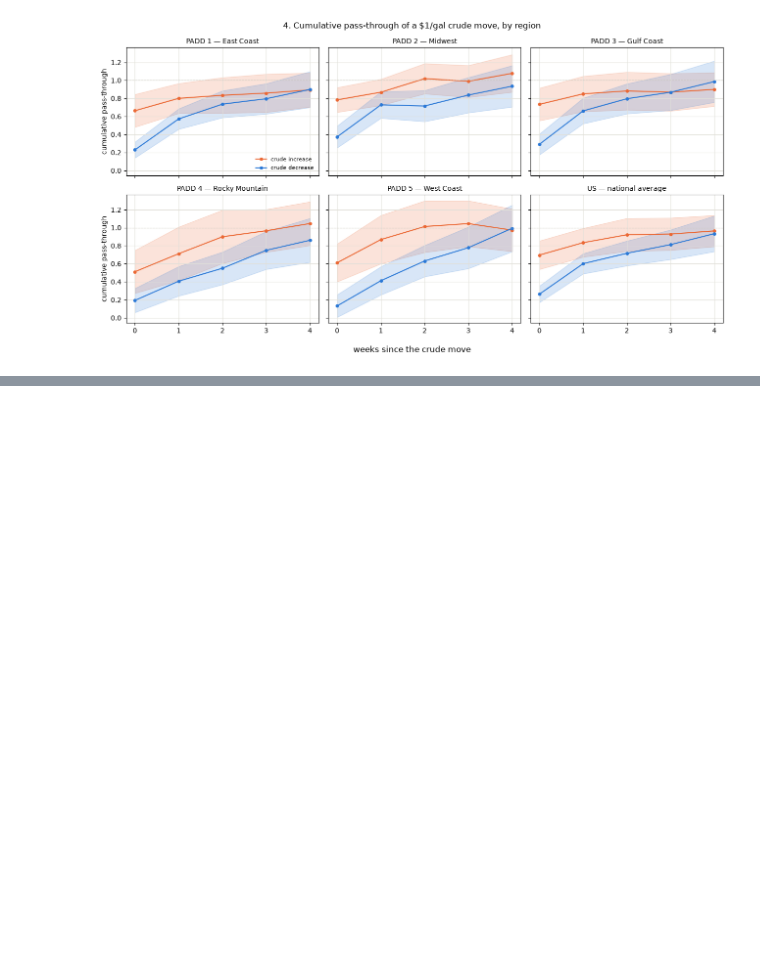
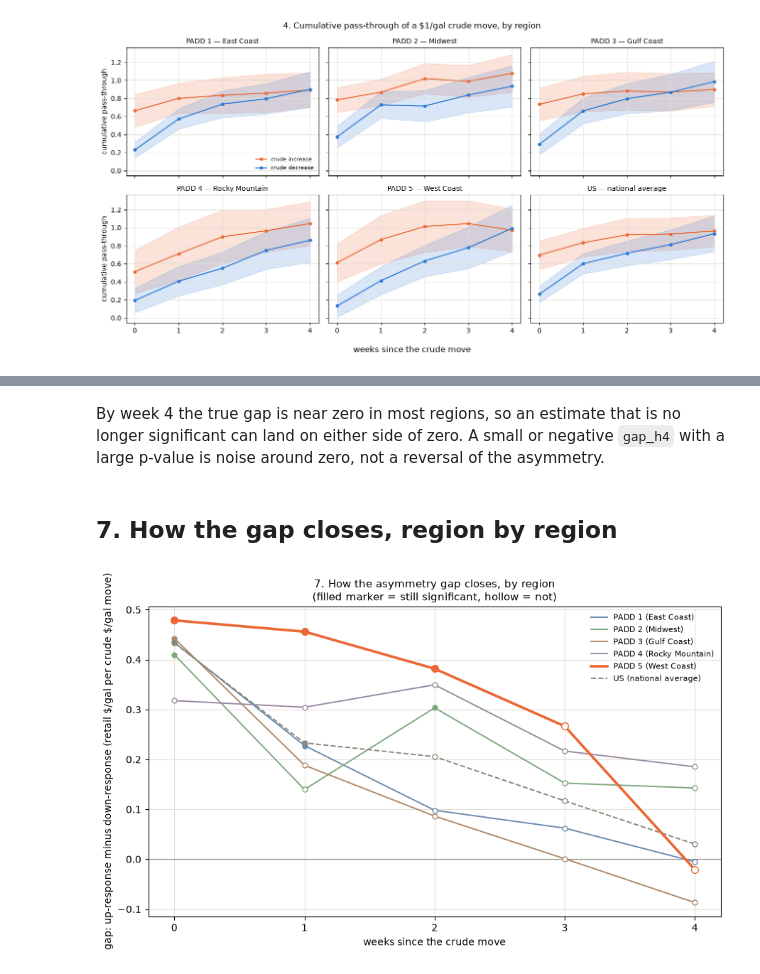
Before and after one commit to ElKuksi/gasoline-rockets-and-feathers, a Jupyter notebook: notebooks/08_regional.ipynb, the cells around one changed output, grey strips where cells are left out. Cells and saved outputs as stored; diff of their text form; code cells hidden in the pictures; blank space fills up the shorter version.

Commit message:
Compare response timing across regions

```diff
--- a/notebooks/08_regional.ipynb
+++ b/notebooks/08_regional.ipynb
@@ -301,0 +312,17 @@ week 4.
+# %%
+horizon_rows = []
+for region, _, label in REGIONS:
+    res = fits[region]["res"]
+    row = {"region": region, "area": label}
+    for h in range(K + 1):
+        t = test_asymmetry(res, K=K, horizon=h)
+        row[f"gap_h{h}"] = t["estimate"]
+        row[f"p_h{h}"] = t["p_value"]
+    horizon_rows.append(row)
+
+horizon_table = pd.DataFrame(horizon_rows)
+
+out = horizon_table.round(4)
+for h in range(K + 1):
+    out[f"p_h{h}"] = horizon_table[f"p_h{h}"].apply(lambda p: "<0.0001" if p < 0.0001 else f"{p:.4f}")
+out
@@ -301,0 +337,61 @@ week 4.
+# %% [markdown]
+By week 4 the true gap is near zero in most regions, so an estimate that is no longer
+significant can land on either side of zero. A small or negative `gap_h4` with a large p-value is
+noise around zero, not a reversal of the asymmetry.
+# %% [markdown]
+## 7. How the gap closes, region by region
+# %%
+fig, ax = plt.subplots(figsize=(9, 5.5))
+
+horizons = list(range(K + 1))
+
+# Each region gets its own hue so a single line can be traced, but only PADD 5 is drawn at full
+# saturation and weight. It is the one region this section finds anything about. The others sit
+# in a muted family: distinguishable from each other, visibly secondary to PADD 5.
+REGION_STYLE = {
+    "PADD 1": ("#6b8cae", False),
+    "PADD 2": ("#7fa87f", False),
+    "PADD 3": ("#b08968", False),
+    "PADD 4": ("#9b8aa0", False),
+    "PADD 5": ("#eb6834", True),
+    "US": ("#8a887c", False),
+}
+
+indexed = horizon_table.set_index("region")
+
+for region, _, label in REGIONS:
+    color, is_finding = REGION_STYLE[region]
+    row = indexed.loc[region]
+    ys = [row[f"gap_h{h}"] for h in horizons]
+    ps = [row[f"p_h{h}"] for h in horizons]
+
+    ax.plot(
+        horizons, ys, color=color,
+        linewidth=2.6 if is_finding else 1.4,
+        linestyle="--" if region == "US" else "-",
+        label=f"{region} ({label})",
+        zorder=3 if is_finding else 2,
+    )
+    # Filled marker = gap still significant at that horizon; hollow = no longer distinguishable
+    # from zero.
+    for h, y, p in zip(horizons, ys, ps):
+        ax.plot(
+            h, y, marker="o",
+            markersize=7 if is_finding else 5,
+            color=color,
+            markerfacecolor=color if p < 0.05 else "white",
+            zorder=4 if is_finding else 3,
+        )
+
+ax.axhline(0, color="#8a887c", linewidth=0.8)
+ax.set_xticks(horizons)
+ax.set_xlabel("weeks since the crude move")
+ax.set_ylabel(r"gap: up-response minus down-response (retail \$/gal per crude \$/gal move)")
+ax.set_title("7. How the asymmetry gap closes, by region\n(filled marker = still significant, hollow = not)", fontsize=11)
+ax.grid(True, color="#e1e0d9")
+ax.legend(frameon=False, loc="upper right", fontsize=8)
+
+plt.tight_layout()
+plt.show()
+# %% [output]
+[figure, added]
```
Also changed, not shown: parts of 7 cells of this notebook.
